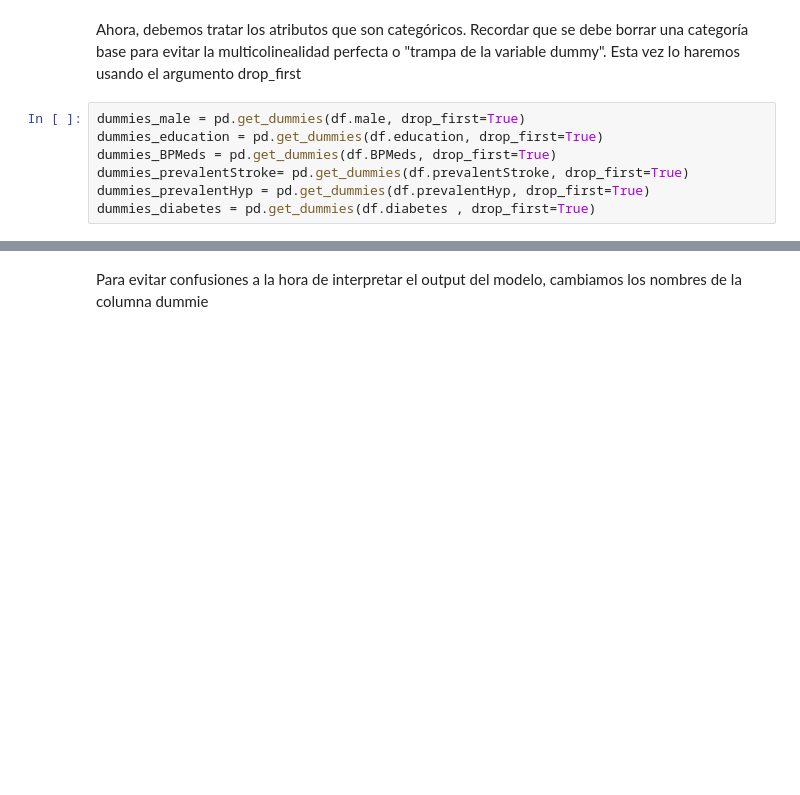
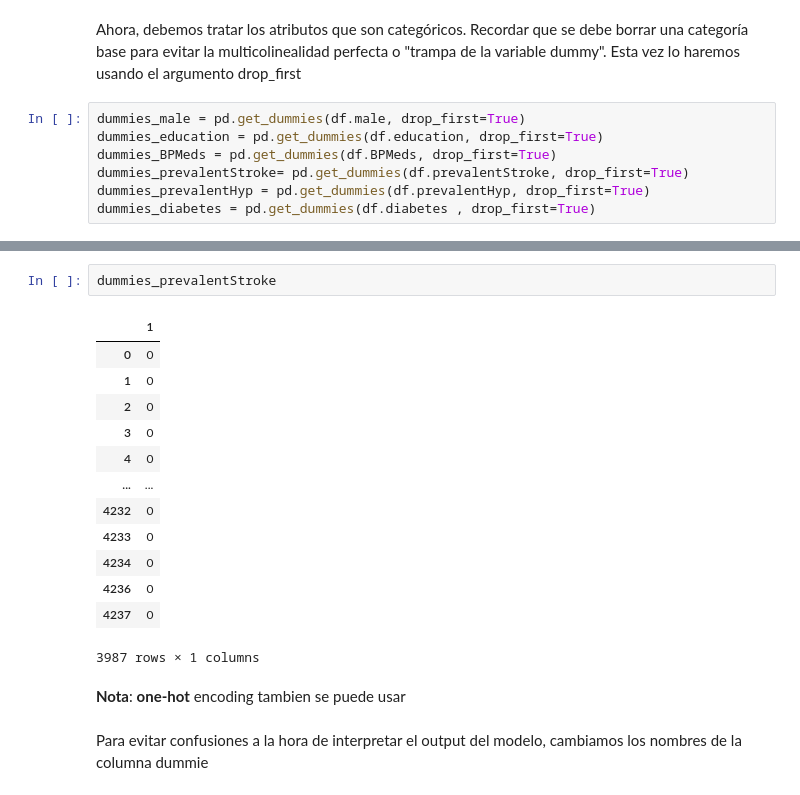
Before and after one commit to jorgeston/docencia, a Jupyter notebook: Machine Learning II/Laboratorio_3_ML2.ipynb, the cells around one changed output, grey strips where cells are left out. Drawn from its saved outputs; the diff is of its cells as text; blank space fills up the shorter version.

```diff
--- a/Machine Learning II/Laboratorio_3_ML2.ipynb
+++ b/Machine Learning II/Laboratorio_3_ML2.ipynb
@@ -60,3 +166,21 @@ dummies_diabetes = pd.get_dummies(df.diabetes , drop_first=True)
+# %%
+dummies_prevalentStroke
+# %% [output]
+|  | 1 |
+| 0 | 0 |
+| 1 | 0 |
+| 2 | 0 |
+| 3 | 0 |
+| 4 | 0 |
+| ... | ... |
+| 4232 | 0 |
+| 4233 | 0 |
+| 4234 | 0 |
+| 4236 | 0 |
+| 4237 | 0 |
+3987 rows × 1 columns
+# %% [markdown]
+**Nota**: **one-hot** encoding tambien se puede usar
 # %% [markdown]
 Para evitar confusiones a la hora de interpretar el output del modelo, cambiamos los nombres de la columna dummie
 # %%
```
Also changed, not shown: parts of 24 cells of this notebook.
